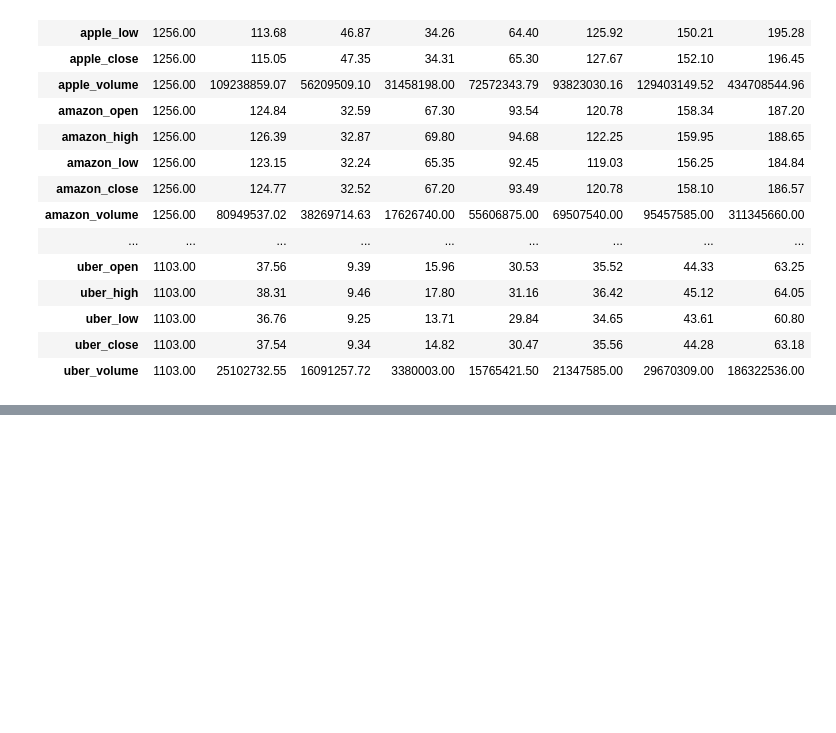
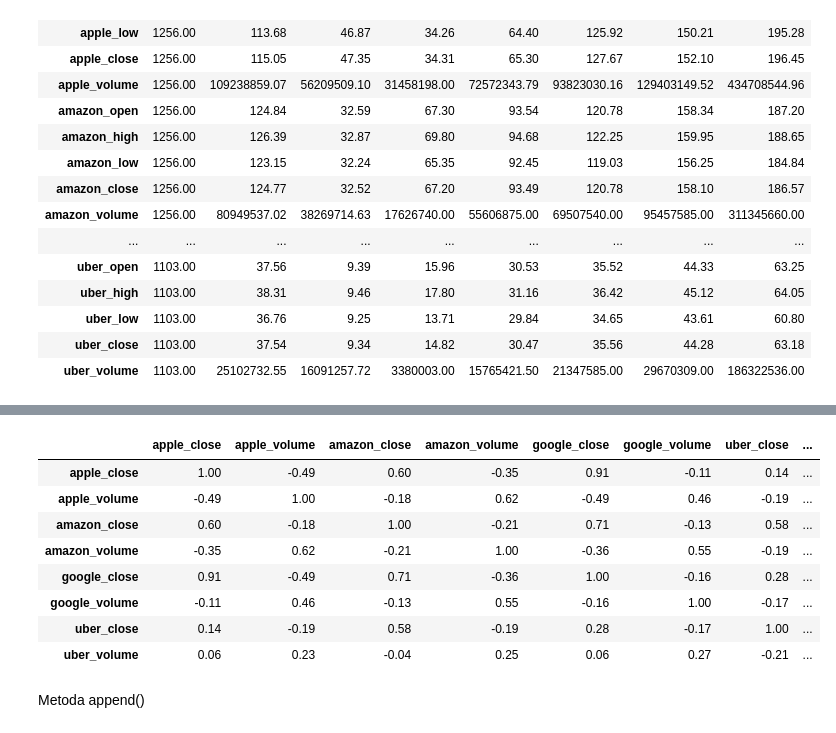
Before and after one commit to jakubdaron/data_science_course_udemy, a Jupyter notebook: 04_laczenie_danych.ipynb, the cells around one changed output, grey strips where cells are left out. Cells and saved outputs as stored; diff of their text form; code cells hidden in the pictures; blank space fills up the shorter version.

```diff
--- a/04_laczenie_danych.ipynb
+++ b/04_laczenie_danych.ipynb
@@ -86,0 +147,3 @@ df.describe().T
+# %%
+closes = [col for col in df.columns if col.endswith('close') or col.endswith('volume')]
+closes
@@ -86,0 +159,14 @@ df.describe().T
+# %%
+df[closes].corr()
+# %% [output]
+|  | apple_close | apple_volume | amazon_close | amazon_volume | google_close | google_volume | uber_close | ... |
+| apple_close | 1.00 | -0.49 | 0.60 | -0.35 | 0.91 | -0.11 | 0.14 | ... |
+| apple_volume | -0.49 | 1.00 | -0.18 | 0.62 | -0.49 | 0.46 | -0.19 | ... |
+| amazon_close | 0.60 | -0.18 | 1.00 | -0.21 | 0.71 | -0.13 | 0.58 | ... |
+| amazon_volume | -0.35 | 0.62 | -0.21 | 1.00 | -0.36 | 0.55 | -0.19 | ... |
+| google_close | 0.91 | -0.49 | 0.71 | -0.36 | 1.00 | -0.16 | 0.28 | ... |
+| google_volume | -0.11 | 0.46 | -0.13 | 0.55 | -0.16 | 1.00 | -0.17 | ... |
+| uber_close | 0.14 | -0.19 | 0.58 | -0.19 | 0.28 | -0.17 | 1.00 | ... |
+| uber_volume | 0.06 | 0.23 | -0.04 | 0.25 | 0.06 | 0.27 | -0.21 | ... |
+# %% [markdown]
+Metoda append()
```
Also changed, not shown: parts of 11 cells of this notebook.
